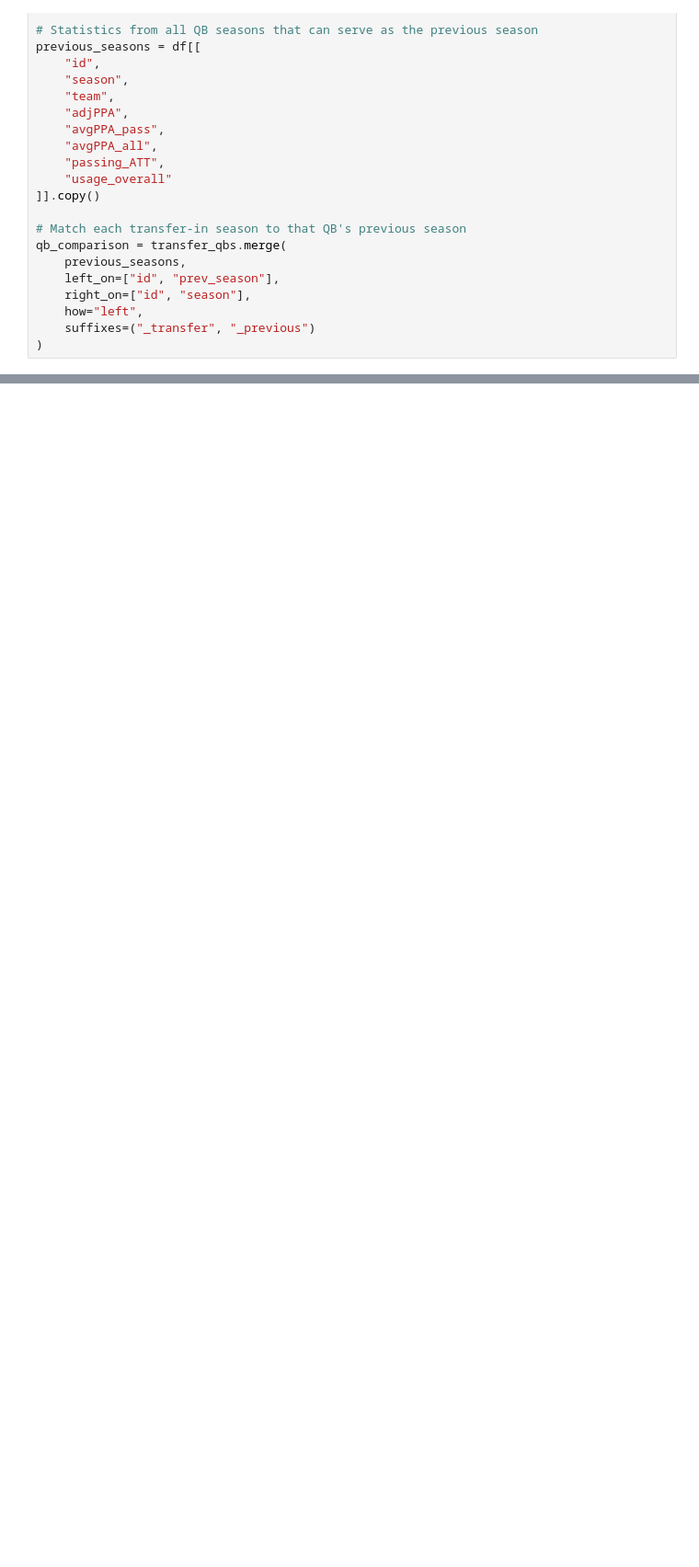
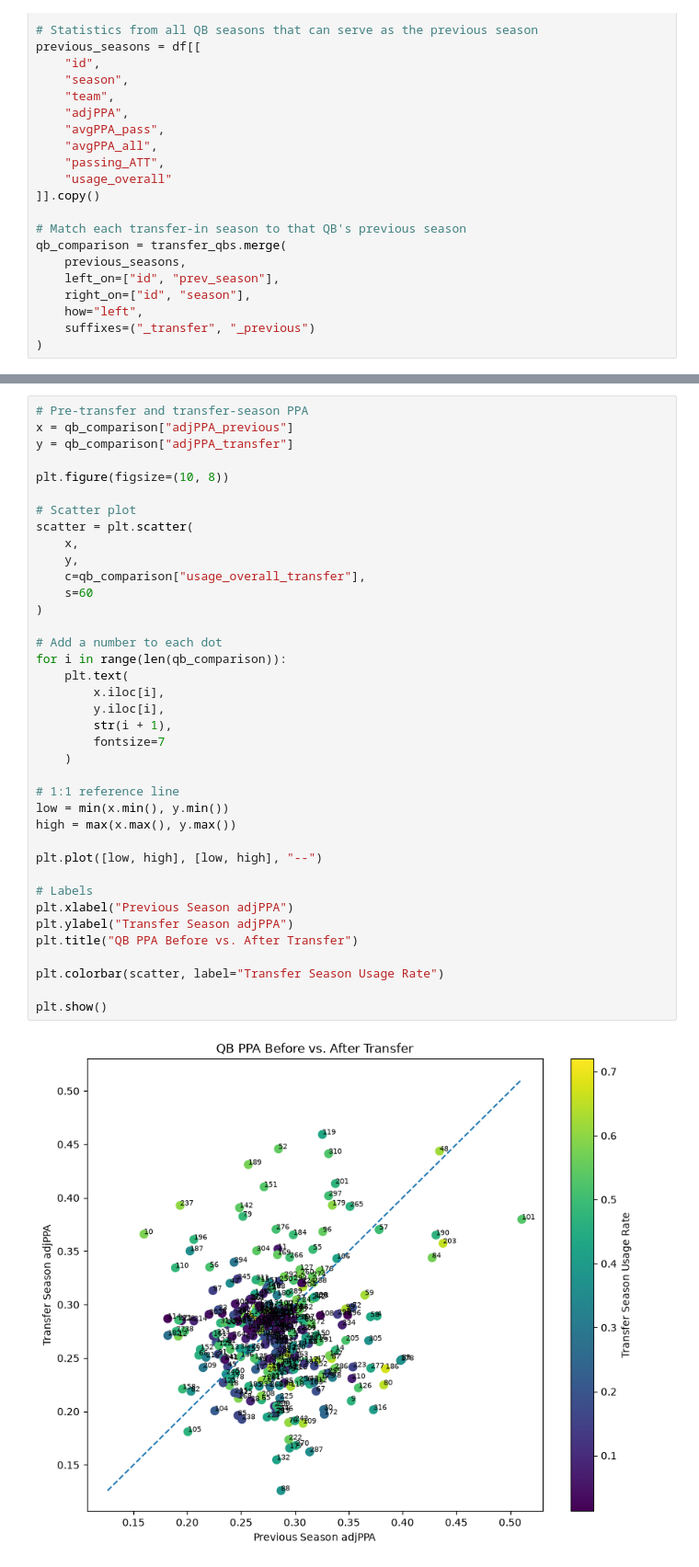
Before and after one commit to 6ikh/NCAATransfers, a Jupyter notebook: code/Positions/QB/qbtransfer.ipynb, the cells around one changed output, grey strips where cells are left out. Shown at 92% size. Cells and saved outputs as stored; diff of their text form; blank space fills up the shorter version.

Commit message:
add QB pre and post-transfer PPA scatter plot

```diff
--- a/code/Positions/QB/qbtransfer.ipynb
+++ b/code/Positions/QB/qbtransfer.ipynb
@@ -75,0 +117,40 @@ qb_comparison = transfer_qbs.merge(
+# %%
+# Pre-transfer and transfer-season PPA
+x = qb_comparison["adjPPA_previous"]
+y = qb_comparison["adjPPA_transfer"]
+
+plt.figure(figsize=(10, 8))
+
+# Scatter plot
+scatter = plt.scatter(
+    x,
+    y,
+    c=qb_comparison["usage_overall_transfer"],
+    s=60
+)
+
+# Add a number to each dot
+for i in range(len(qb_comparison)):
+    plt.text(
+        x.iloc[i],
+        y.iloc[i],
+        str(i + 1),
+        fontsize=7
+    )
+
+# 1:1 reference line
+low = min(x.min(), y.min())
+high = max(x.max(), y.max())
+
+plt.plot([low, high], [low, high], "--")
+
+# Labels
+plt.xlabel("Previous Season adjPPA")
+plt.ylabel("Transfer Season adjPPA")
+plt.title("QB PPA Before vs. After Transfer")
+
+plt.colorbar(scatter, label="Transfer Season Usage Rate")
+
+plt.show()
+# %% [output]
+[figure, added]
```
Also changed, not shown: parts of 2 cells of this notebook.
